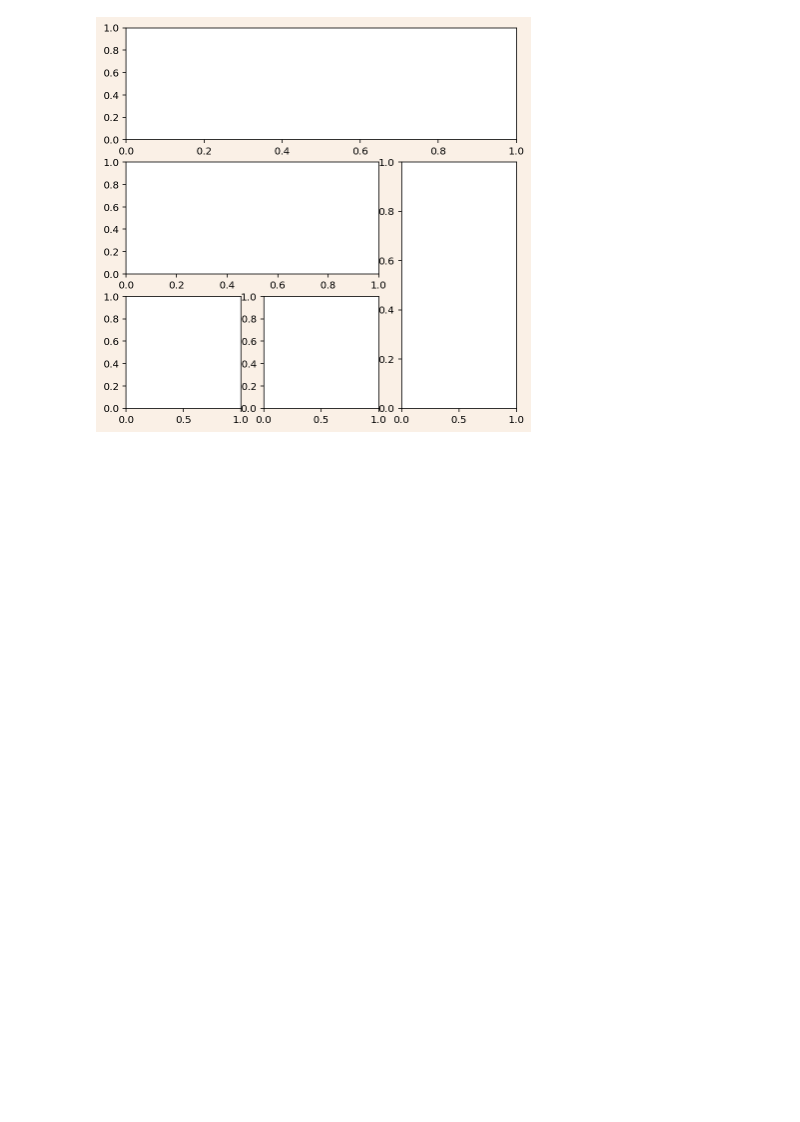
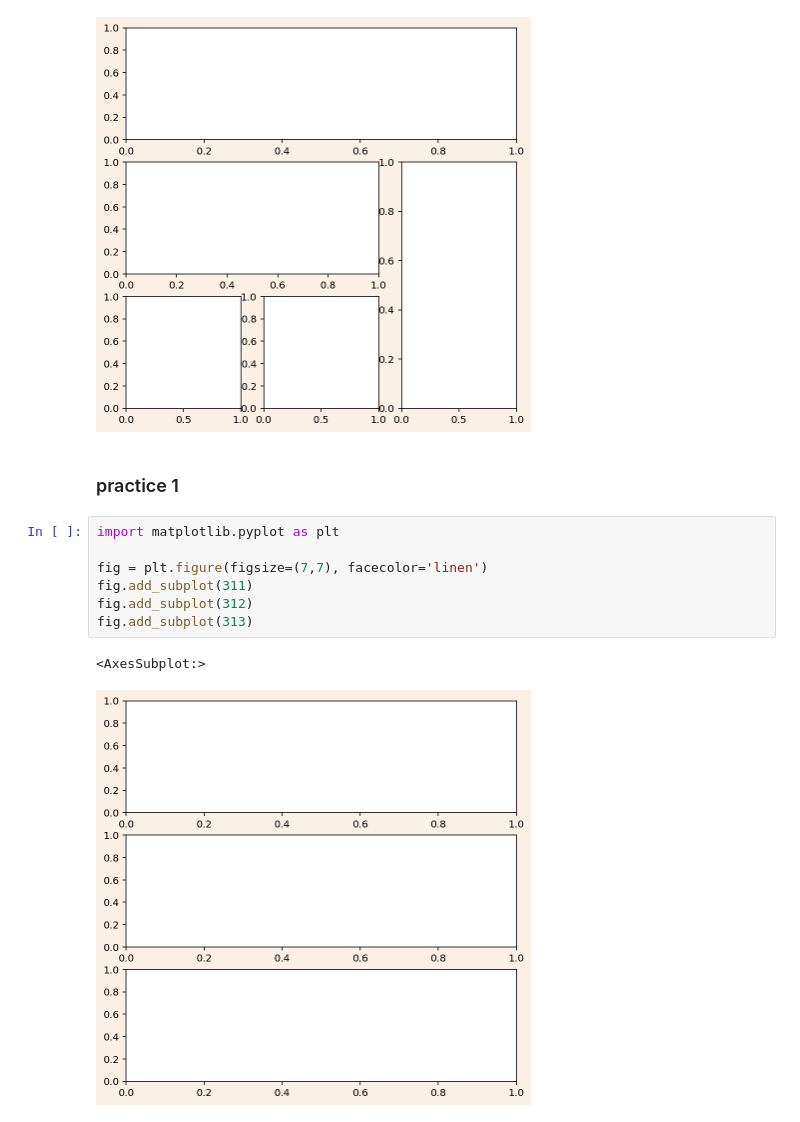
Before and after one commit to bluefruit0215/matplotlib_study, a Jupyter notebook: 1-1 실습.ipynb, the cells around one changed output. Cells and saved outputs as stored; diff of their text form; blank space fills up the shorter version.

```diff
--- a/1-1 실습.ipynb
+++ b/1-1 실습.ipynb
@@ -22,3 +22,15 @@ ax4 = plt.subplot2grid((3, 3), (2, 0), fig=fig)
 ax4 = plt.subplot2grid((3, 3), (2, 1), fig=fig)
 # %% [output]
 [figure]
+# %% [markdown]
+### practice 1
+# %%
+import matplotlib.pyplot as plt
+
+fig = plt.figure(figsize=(7,7), facecolor='linen')
+fig.add_subplot(311)
+fig.add_subplot(312)
+fig.add_subplot(313)
+# %% [output]
+<AxesSubplot:>
+[figure, added]
```
Also changed, not shown: parts of 15 cells of this notebook.
